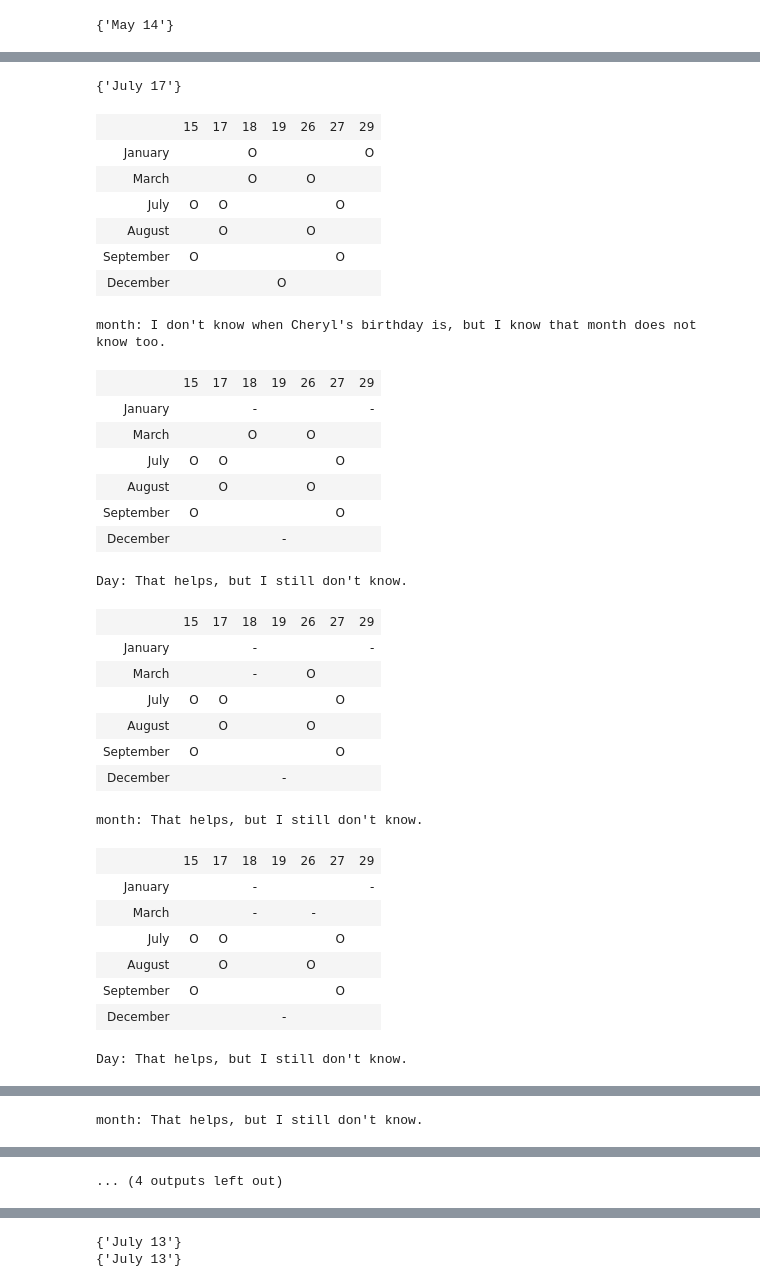
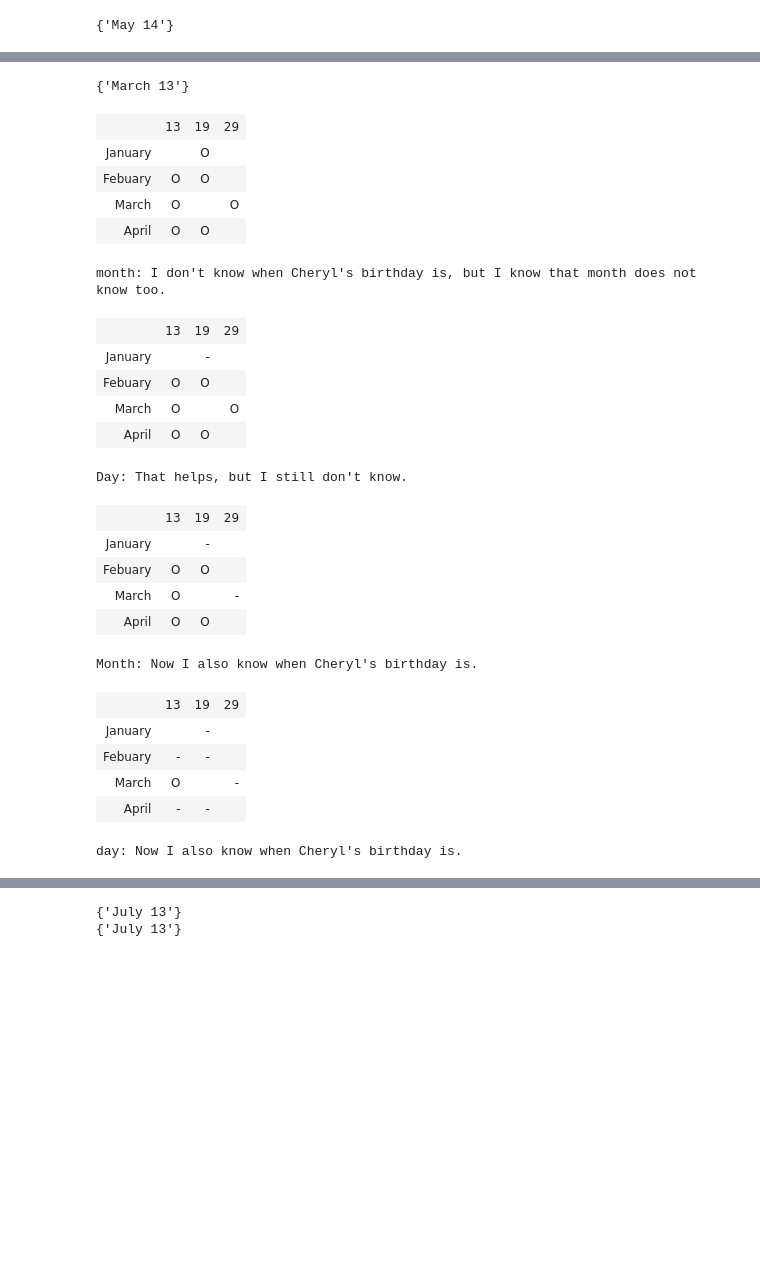
Before and after one commit to jhoward/code_shop, a Jupyter notebook: develup/notebooks/cheryls_birthday.ipynb, the cells around one changed output, grey strips where cells are left out. Saved outputs shown, nothing was run; the diff lists cells and outputs as text; code cells hidden in the pictures; blank space fills up the shorter version.

```diff
--- a/develup/notebooks/cheryls_birthday.ipynb
+++ b/develup/notebooks/cheryls_birthday.ipynb
@@ -250,6 +250,10 @@ def month_initial(date):
             and all(not know(tell(parse_day(d)))
                     for d in after_being_told))
 
+def month_initial_simple(date):
+    "month: I don't know when Cheryl's birthday is."
+    return not know(tell(parse_month(date)))
+
 def day_not_know_complicated(date, prior_statement):
     "day: I still don't know, but I know that month does not know."
     after_hear_day = hear(tell(parse_day(date)), prior_statement)
@@ -267,12 +271,14 @@ def month_not_know_complicated(date, prior_statement):
                     for d in after_hear_month))
 
 
+@cache
 def day_not_know(date, prior_statement):
     "Day: That helps, but I still don't know."
     # Same as day not know, but using for the doc string.
     return not know(hear(tell(parse_day(date)), prior_statement))
 
 
+@cache
 def month_not_know(date, prior_statement):
     "month: That helps, but I still don't know."
     # Same as day not know, but using for the doc string.
@@ -321,7 +327,7 @@ def month_not_know(date, prior_statement):
 #     return False
 
 def day_know(date, prior_statement):
-    "day: Now I also know when Cheryl's birthday is."
+    "day: Now I know when Cheryl's birthday is."
     return know(hear(tell(parse_day(date)), prior_statement))
 
 def month_know(date, prior_statement):
@@ -391,7 +397,7 @@ if dates != None:
 def gen_dates_all(k=10):
     "Pick a set of dates"
     some_dates = {mo + ' ' + d1 + d2
-              for mo in MONTHS[0:12]
+              for mo in MONTHS[0:4]
               for d1 in '12'
               for d2 in '3456789'}
 
@@ -402,67 +408,63 @@ def gen_solution_check_early(statements, k=10, max_attempts=10000):
         dates = gen_dates_all(k)
         using(dates)
         num_dates = len(dates)
         for i in range(1, len(statements) + 1):
             partial_solution = hear(dates, *statements[:i])
             # break if no solution or
             # the number of possible isn't decreasing
             if partial_solution:
                 if (i == len(statements)) and know(partial_solution):
                     return dates, partial_solution
                 if len(partial_solution) < num_dates:
                     num_dates = len(partial_solution)
                 else:
                     break
             else:
                 break
     return None, None
 
-statement_deep = [month_initial]
-for i in range(2):
+statement_deep = [month_initial_simple]
+for i in range(1):
     newstate = partial(day_not_know, prior_statement=statement_deep[-1])
     newstate.__doc__ = newstate.func.__doc__
     statement_deep.append(newstate)
     newstate = partial(month_not_know, prior_statement=statement_deep[-1])
     newstate.__doc__ = newstate.func.__doc__
     statement_deep.append(newstate)
+statement_deep.pop(-1)
+statement_deep.append(partial(month_know, prior_statement=statement_deep[-1]))
 statement_deep.append(partial(day_know, prior_statement=statement_deep[-1]))
-statement_deep.append(partial(month_know, prior_statement=statement_deep[-1]))
 
-dates, solution = gen_solution_check_early(statement_deep, k=12, max_attempts=400000)
+# statement_deep.append(partial(day_know, prior_statement=statement_deep[-1]))
+# statement_deep.append(partial(month_know, prior_statement=statement_deep[-1]))
+
+dates, solution = gen_solution_check_early(statement_deep, k=7, max_attempts=400000)
 if dates != None:
     print(solution)
     show_progression(dates, statement_deep)
 # %% [output]
-{'July 17'}
+{'March 13'}
-|  | 15 | 17 | 18 | 19 | 26 | 27 | 29 |
-| January |  |  | O |  |  |  | O |
-| March |  |  | O |  | O |  |  |
-| July | O | O |  |  |  | O |  |
-| August |  | O |  |  | O |  |  |
-| September | O |  |  |  |  | O |  |
-| December |  |  |  | O |  |  |  |
+|  | 13 | 19 | 29 |
+| January |  | O |  |
+| Febuary | O | O |  |
+| March | O |  | O |
+| April | O | O |  |
 month: I don't know when Cheryl's birthday is, but I know that month does not know too.
-|  | 15 | 17 | 18 | 19 | 26 | 27 | 29 |
-| January |  |  | - |  |  |  | - |
-| March |  |  | O |  | O |  |  |
-| July | O | O |  |  |  | O |  |
-| August |  | O |  |  | O |  |  |
-| September | O |  |  |  |  | O |  |
-| December |  |  |  | - |  |  |  |
+|  | 13 | 19 | 29 |
+| January |  | - |  |
+| Febuary | O | O |  |
+| March | O |  | O |
+| April | O | O |  |
 Day: That helps, but I still don't know.
-|  | 15 | 17 | 18 | 19 | 26 | 27 | 29 |
-| January |  |  | - |  |  |  | - |
-| March |  |  | - |  | O |  |  |
-| July | O | O |  |  |  | O |  |
-| August |  | O |  |  | O |  |  |
-| September | O |  |  |  |  | O |  |
-| December |  |  |  | - |  |  |  |
+|  | 13 | 19 | 29 |
+| January |  | - |  |
+| Febuary | O | O |  |
+| March | O |  | - |
+| April | O | O |  |
-month: That helps, but I still don't know.
+Month: Now I also know when Cheryl's birthday is.
-|  | 15 | 17 | 18 | 19 | 26 | 27 | 29 |
-| January |  |  | - |  |  |  | - |
-| March |  |  | - |  | - |  |  |
-| July | O | O |  |  |  | O |  |
-| August |  | O |  |  | O |  |  |
-| September | O |  |  |  |  | O |  |
-| December |  |  |  | - |  |  |  |
+|  | 13 | 19 | 29 |
+| January |  | - |  |
+| Febuary | - | - |  |
+| March | O |  | - |
+| April | - | - |  |
-Day: That helps, but I still don't know.
+day: Now I also know when Cheryl's birthday is.
@@ -476 +475,0 @@ Day: That helps, but I still don't know.
-month: That helps, but I still don't know.
@@ -484 +475,0 @@ month: That helps, but I still don't know.
-... (4 outputs left out)
```
Also changed, not shown: parts of 5 cells of this notebook, 2 other files.
